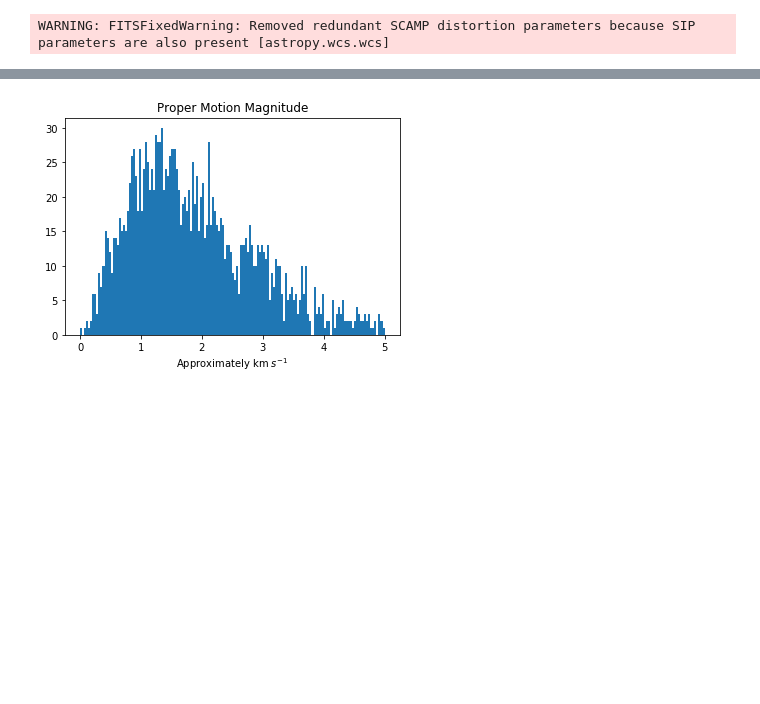
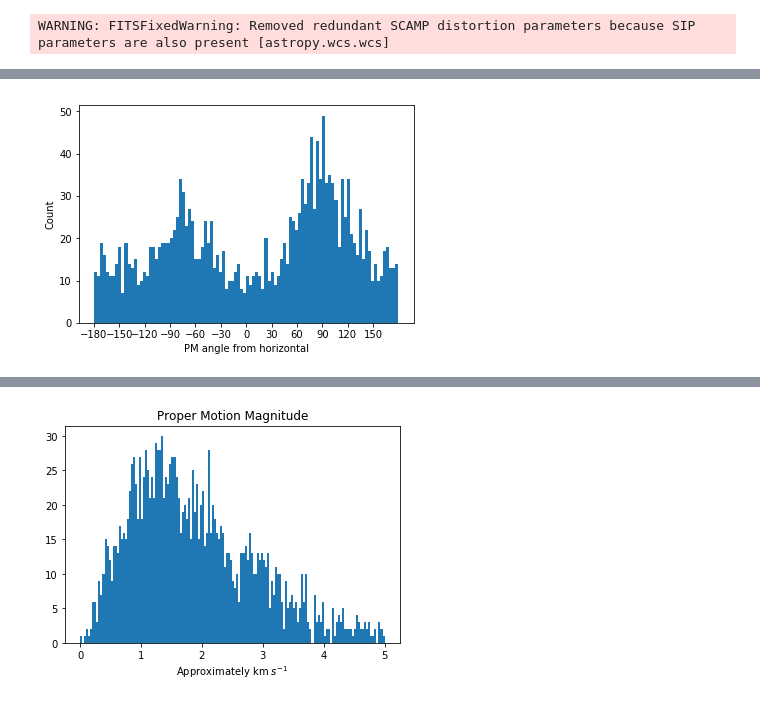
Before and after one commit to aidantmcb/OrionProperMotions, a Jupyter notebook: TrapeziumAlignment.ipynb, the cells around one changed output, grey strips where cells are left out. Saved outputs shown, nothing was run; the diff lists cells and outputs as text; code cells hidden in the pictures; blank space fills up the shorter version.

```diff
--- a/TrapeziumAlignment.ipynb
+++ b/TrapeziumAlignment.ipynb
@@ -88,0 +89,8 @@ plt.show()
+# %%
+plt.hist(np.arctan2(pmdec_corr, pmra_corr)*180/np.pi,bins = 100)
+plt.xlabel('PM angle from horizontal')
+plt.ylabel('Count')
+plt.xticks(range(-180, 180, 30))
+plt.show()
+# %% [output]
+[figure, added]
```
Also changed, not shown: parts of 5 cells of this notebook, 10 other files.
